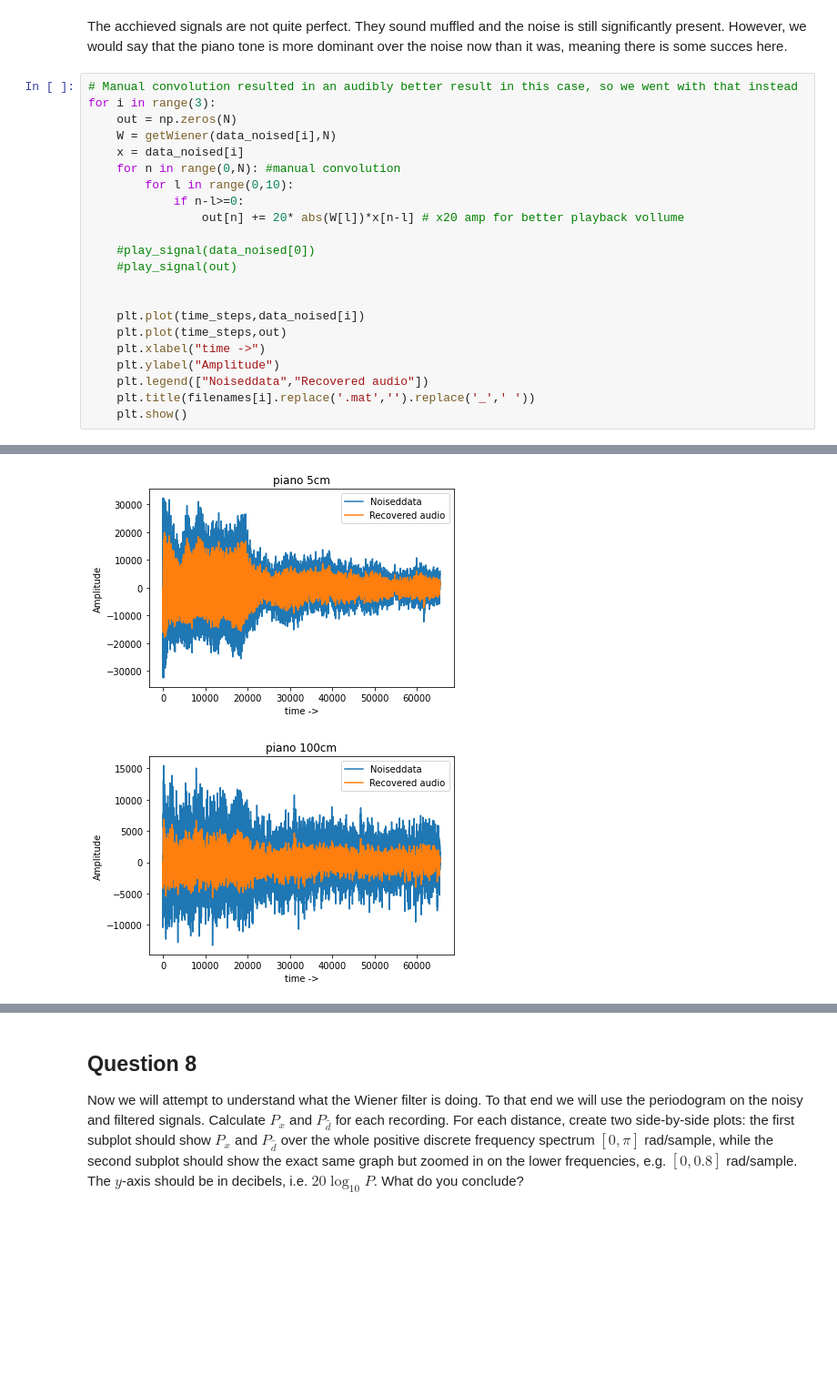
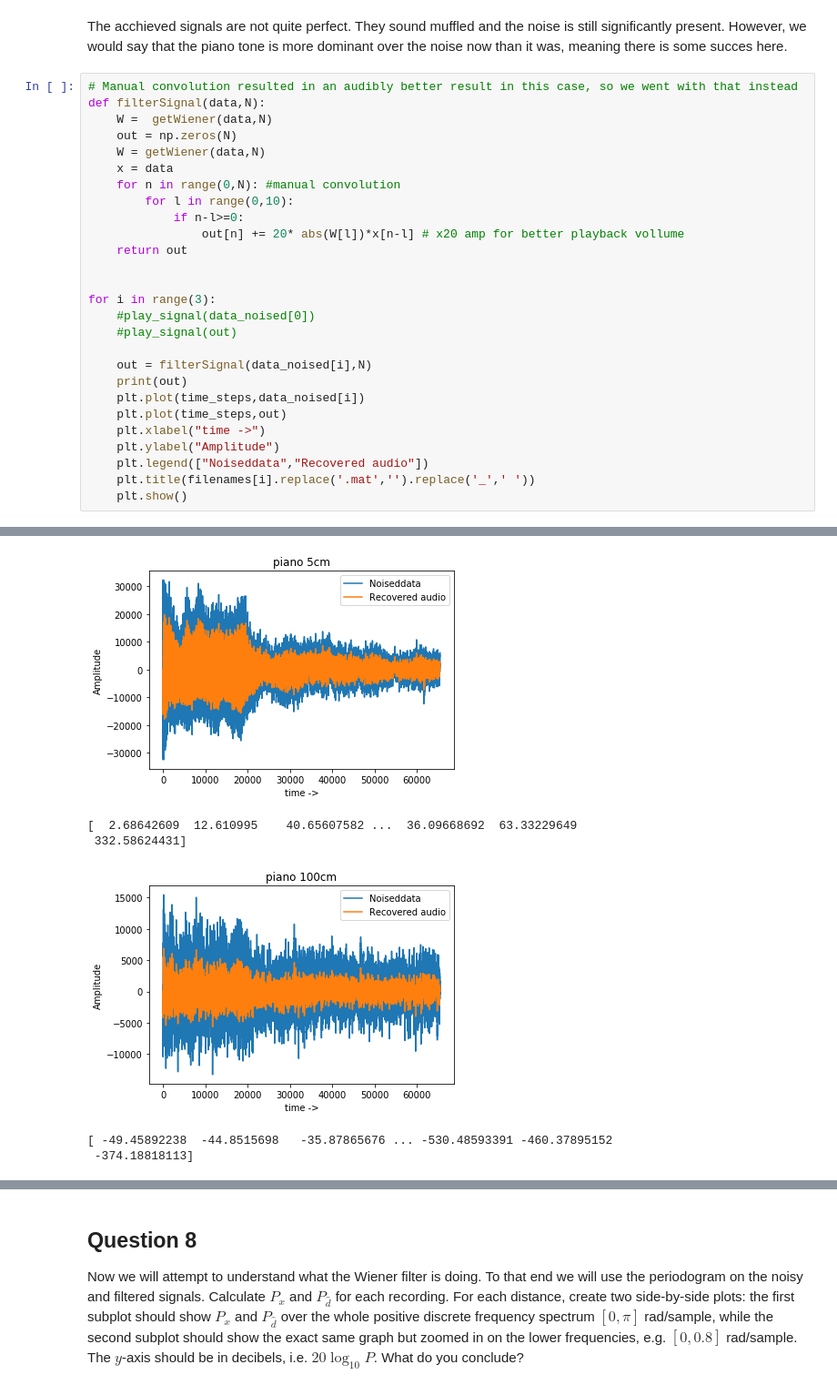
Before and after one commit to lphoogenboom/noisia, a Jupyter notebook: SC42150_PythonAssignment2_Denoising.ipynb, the cells around one changed output, grey strips where cells are left out. Shown: that part at 91% size. Saved outputs shown, nothing was run; the diff lists cells and outputs as text; blank space fills up the shorter version.

```diff
--- a/SC42150_PythonAssignment2_Denoising.ipynb
+++ b/SC42150_PythonAssignment2_Denoising.ipynb
@@ -303,19 +305,24 @@ Use the example code from this jupyter notebook (`play_signal()` function) in or
 The acchieved signals are not quite perfect. They sound muffled and the noise is still significantly present. However, we would say that the piano tone is more dominant over the noise now than it was, meaning there is some succes here.
 # %%
 # Manual convolution resulted in an audibly better result in this case, so we went with that instead
-for i in range(3):
+def filterSignal(data,N):
+    W =  getWiener(data,N)
     out = np.zeros(N)
-    W = getWiener(data_noised[i],N)
-    x = data_noised[i]
+    W = getWiener(data,N)
+    x = data
     for n in range(0,N): #manual convolution
         for l in range(0,10):
             if n-l>=0:
                 out[n] += 20* abs(W[l])*x[n-l] # x20 amp for better playback vollume
+    return out
 
+
+for i in range(3):
     #play_signal(data_noised[0])
     #play_signal(out)
 
-
+    out = filterSignal(data_noised[i],N)
+    print(out)
     plt.plot(time_steps,data_noised[i])
     plt.plot(time_steps,out)
     plt.xlabel("time ->")
@@ -327,2 +336,6 @@ for i in range(3):
-[figure, old version]
+[figure, new version]
+[  2.68642609  12.610995    40.65607582 ...  36.09668692  63.33229649
+ 332.58624431]
-[figure, old version]
+[figure, new version]
+[ -49.45892238  -44.8515698   -35.87865676 ... -530.48593391 -460.37895152
+ -374.18818113]
```
Also changed, not shown: parts of 6 cells of this notebook.
